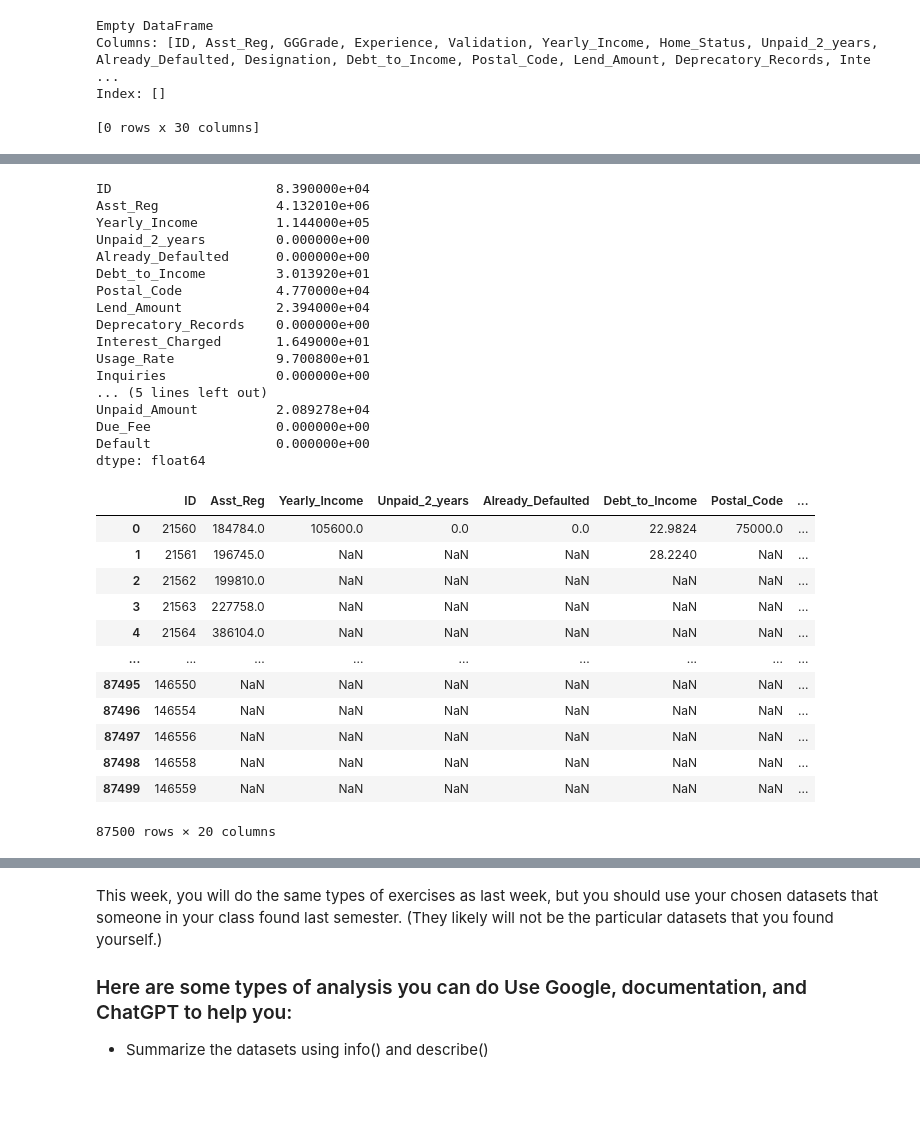
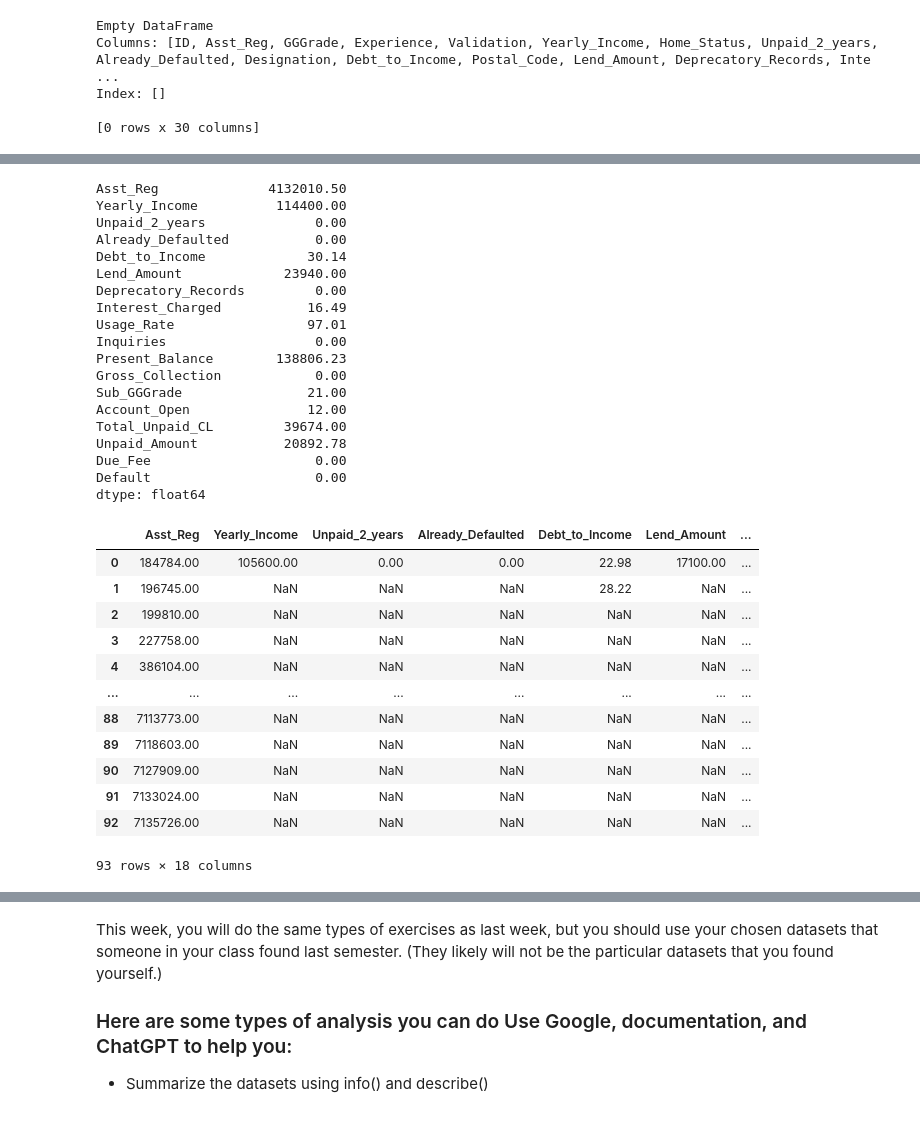
Before and after one commit to makenna-e/bu-cds-dx699s-summer-2025-assignments, a Jupyter notebook: OMDS-ModB2-Week2-Ehrlich-Makenna.ipynb, the cells around one changed output, grey strips where cells are left out. Saved outputs shown, nothing was run; the diff lists cells and outputs as text; code cells hidden in the pictures.

```diff
--- a/OMDS-ModB2-Week2-Ehrlich-Makenna.ipynb
+++ b/OMDS-ModB2-Week2-Ehrlich-Makenna.ipynb
@@ -76,0 +80,7 @@ df_loan.describe()
+# %%
+# Changing to more appropriate data types for the Postal_Code and Asst_Reg fields
+# Do not want to drop records without a Postal_Code, so must use the Int64 data type as it supports nullable values
+df_loan["Postal_Code"] = df_loan["Postal_Code"].astype("Int64")
+
+# The Asst_Reg field may be more appropriate as a float value for future calculations
+df_loan["Asst_Reg"] = df_loan["Asst_Reg"].astype(float)
@@ -83,4 +115,10 @@ Columns: [ID, Asst_Reg, GGGrade, Experience, Validation, Yearly_Income, Home_Sta
 Index: []
 
 [0 rows x 30 columns]
+# %%
+# Dropping numeric columns that shouldn't be calculated when computing mean, median, mode
+df_loan_trunc = df_loan.drop(["ID", "Postal_Code"], axis=1)
+# %%
+# Setting format globally so mean, median, mode calculations are more readable (not in scientific notation)
+pd.set_option('display.float_format', '{:.2f}'.format)
 # %%
@@ -105,38 +146,42 @@ Default                1.887086e-01
 dtype: float64
 # %%
-df_loan.median(numeric_only=True)
+# Calculating the median for each relevant numeric field
+df_loan_trunc.median(numeric_only=True)
 # %% [output]
-ID                     8.390000e+04
-Asst_Reg               4.132010e+06
-Yearly_Income          1.144000e+05
-Unpaid_2_years         0.000000e+00
-Already_Defaulted      0.000000e+00
-Debt_to_Income         3.013920e+01
-Postal_Code            4.770000e+04
-Lend_Amount            2.394000e+04
-Deprecatory_Records    0.000000e+00
-Interest_Charged       1.649000e+01
-Usage_Rate             9.700800e+01
-Inquiries              0.000000e+00
-... (5 lines left out)
-Unpaid_Amount          2.089278e+04
-Due_Fee                0.000000e+00
-Default                0.000000e+00
+Asst_Reg              4132010.50
+Yearly_Income          114400.00
+Unpaid_2_years              0.00
+Already_Defaulted           0.00
+Debt_to_Income             30.14
+Lend_Amount             23940.00
+Deprecatory_Records         0.00
+Interest_Charged           16.49
+Usage_Rate                 97.01
+Inquiries                   0.00
+Present_Balance        138806.23
+Gross_Collection            0.00
+Sub_GGGrade                21.00
+Account_Open               12.00
+Total_Unpaid_CL         39674.00
+Unpaid_Amount           20892.78
+Due_Fee                     0.00
+Default                     0.00
 dtype: float64
 # %%
-df_loan.mode(numeric_only=True)
+# Finding the mode for the dataset
+df_loan_trunc.mode(numeric_only=True)
 # %% [output]
-|  | ID | Asst_Reg | Yearly_Income | Unpaid_2_years | Already_Defaulted | Debt_to_Income | Postal_Code | ... |
-| 0 | 21560 | 184784.0 | 105600.0 | 0.0 | 0.0 | 22.9824 | 75000.0 | ... |
-| 1 | 21561 | 196745.0 | NaN | NaN | NaN | 28.2240 | NaN | ... |
-| 2 | 21562 | 199810.0 | NaN | NaN | NaN | NaN | NaN | ... |
-| 3 | 21563 | 227758.0 | NaN | NaN | NaN | NaN | NaN | ... |
-| 4 | 21564 | 386104.0 | NaN | NaN | NaN | NaN | NaN | ... |
-| ... | ... | ... | ... | ... | ... | ... | ... | ... |
-| 87495 | 146550 | NaN | NaN | NaN | NaN | NaN | NaN | ... |
-| 87496 | 146554 | NaN | NaN | NaN | NaN | NaN | NaN | ... |
-| 87497 | 146556 | NaN | NaN | NaN | NaN | NaN | NaN | ... |
-| 87498 | 146558 | NaN | NaN | NaN | NaN | NaN | NaN | ... |
-| 87499 | 146559 | NaN | NaN | NaN | NaN | NaN | NaN | ... |
+|  | Asst_Reg | Yearly_Income | Unpaid_2_years | Already_Defaulted | Debt_to_Income | Lend_Amount | ... |
+| 0 | 184784.00 | 105600.00 | 0.00 | 0.00 | 22.98 | 17100.00 | ... |
+| 1 | 196745.00 | NaN | NaN | NaN | 28.22 | NaN | ... |
+| 2 | 199810.00 | NaN | NaN | NaN | NaN | NaN | ... |
+| 3 | 227758.00 | NaN | NaN | NaN | NaN | NaN | ... |
+| 4 | 386104.00 | NaN | NaN | NaN | NaN | NaN | ... |
+| ... | ... | ... | ... | ... | ... | ... | ... |
+| 88 | 7113773.00 | NaN | NaN | NaN | NaN | NaN | ... |
+| 89 | 7118603.00 | NaN | NaN | NaN | NaN | NaN | ... |
+| 90 | 7127909.00 | NaN | NaN | NaN | NaN | NaN | ... |
+| 91 | 7133024.00 | NaN | NaN | NaN | NaN | NaN | ... |
+| 92 | 7135726.00 | NaN | NaN | NaN | NaN | NaN | ... |
-87500 rows × 20 columns
+93 rows × 18 columns
 # %%
```
Also changed, not shown: parts of 16 cells of this notebook.
